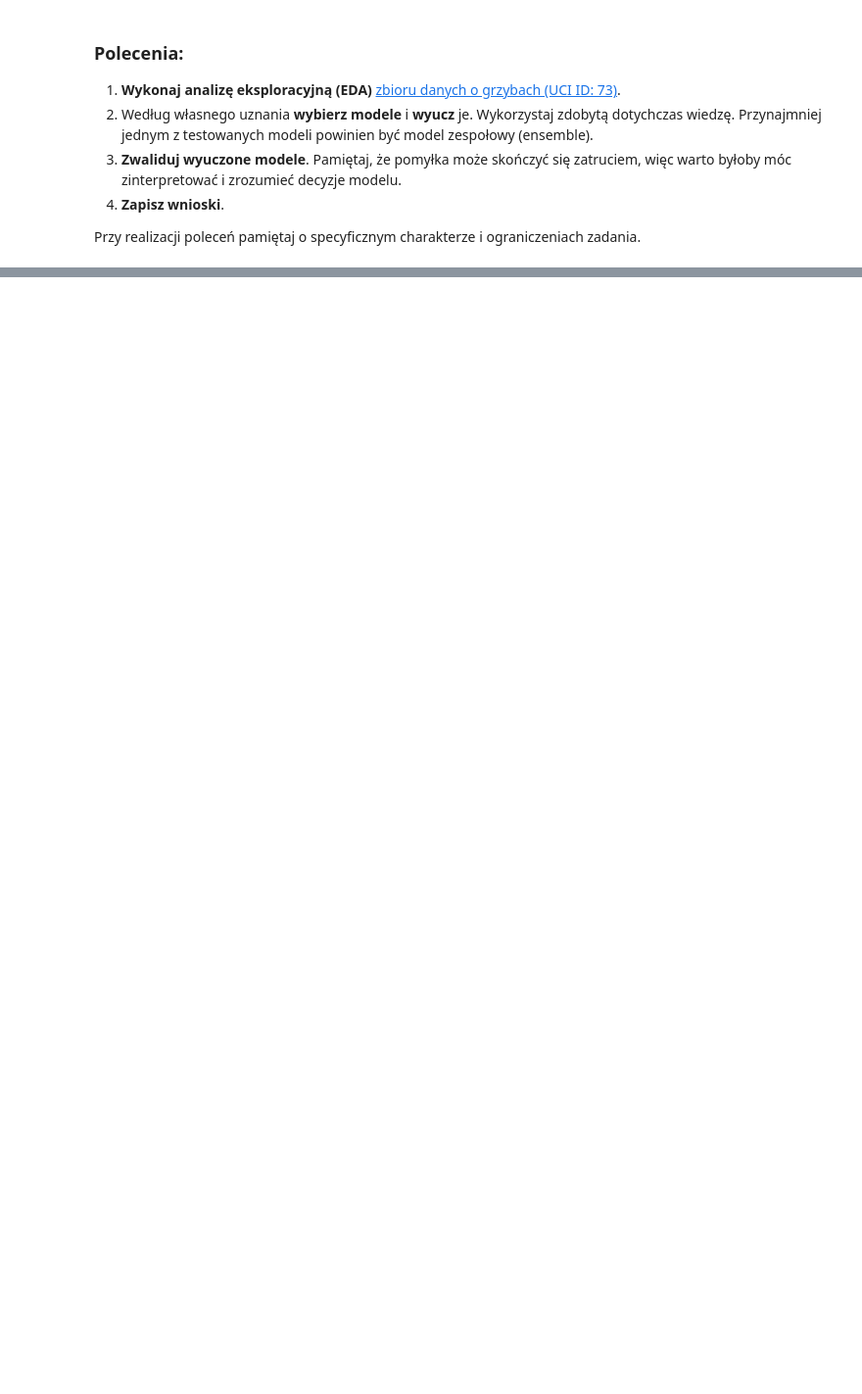
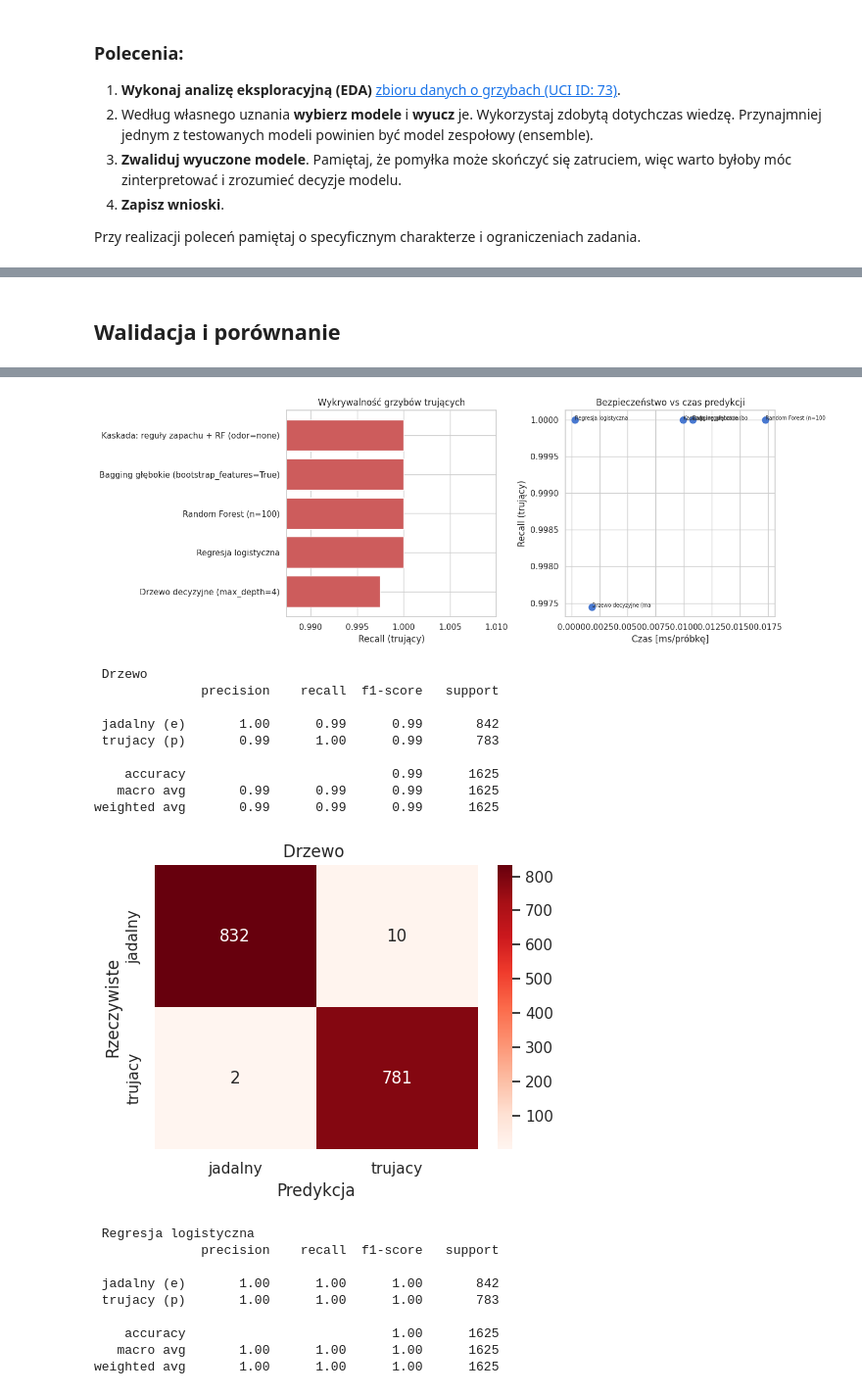
Before and after one commit to Zajecia-na-PWr-LR/lista-5-RafalBalicki, a Jupyter notebook: Lab_05.ipynb, the cells around one changed output, grey strips where cells are left out. Shown at 98% size. Saved outputs shown, nothing was run; the diff lists cells and outputs as text; code cells hidden in the pictures; blank space fills up the shorter version.

```diff
--- a/Lab_05.ipynb
+++ b/Lab_05.ipynb
@@ -622,0 +869,15 @@ Przy realizacji poleceń pamiętaj o specyficznym charakterze i ograniczeniach z
+# %%
+bag_deep_m = BaggingClassifier(
+    estimator=DecisionTreeClassifier(max_depth=None, random_state=42),
+    n_estimators=30,
+    bootstrap=True,
+    bootstrap_features=True,
+    max_features=0.7,
+    random_state=42,
+)
+bag_deep_m.fit(X_m_train, y_m_train)
+log_result_mush('Bagging głębokie (bootstrap_features=True)',bag_deep_m, X_m_test, y_m_test)
+
+rf_m = RandomForestClassifier(n_estimators=100, random_state=42)
+rf_m.fit(X_m_train, y_m_train)
+log_result_mush('Random Forest (n=100)', rf_m, X_m_test, y_m_test)
@@ -622,0 +970,40 @@ Przy realizacji poleceń pamiętaj o specyficznym charakterze i ograniczeniach z
+# %% [markdown]
+## Walidacja i porównanie
+# %%
+results_m_df = pd.DataFrame(results_m).sort_values(
+    ['Recall_trujacy', 'Bledy_krytyczne'], ascending=[False, True],
+)
+display(results_m_df.style.format({
+    'Accuracy': '{:.4f}',
+    'F1_macro': '{:.4f}',
+    'Recall_trujacy': '{:.4f}',
+    'Precision_trujacy': '{:.4f}',
+    'Confidence': '{:.4f}',
+    'Czas_ms': '{:.4f}',
+}))
+
+
+fig, axes = plt.subplots(1, 2, figsize=(14, 5))
+
+plot_m = results_m_df.sort_values('Recall_trujacy', ascending=True)
+axes[0].barh(plot_m['Model'], plot_m['Recall_trujacy'], color='indianred')
+axes[0].set_xlabel('Recall (trujący)')
+axes[0].set_title('Wykrywalność grzybów trujących')
+axes[0].set_xlim(max(0.9, plot_m['Recall_trujacy'].min() - 0.01), 1.01)
+
+axes[1].scatter(results_m_df['Czas_ms'], results_m_df['Recall_trujacy'], s=80)
+for _, row in results_m_df.iterrows():
+    axes[1].annotate(row['Model'][:20], (row['Czas_ms'], row['Recall_trujacy']), fontsize=7)
+axes[1].set_xlabel('Czas [ms/próbkę]')
+axes[1].set_ylabel('Recall (trujący)')
+axes[1].set_title('Bezpieczeństwo vs czas predykcji')
+plt.tight_layout()
+plt.show()
+
+
+evaluate_mush_detailed('Drzewo ', tree_m, X_m_test, y_m_test)
+evaluate_mush_detailed('Regresja logistyczna', lr_m, X_m_test_scaled, y_m_test)
+evaluate_mush_detailed('Bagging głęboki', bag_deep_m, X_m_test, y_m_test)
+evaluate_mush_detailed('Random Forest', rf_m, X_m_test, y_m_test)
+evaluate_mush_detailed('Kaskada reguła+RF', cascade_adapter, X_m_test, y_m_test)
+# %% [output]
@@ -622,0 +1016,20 @@ Przy realizacji poleceń pamiętaj o specyficznym charakterze i ograniczeniach z
+[figure, added]
+ Drzewo
+              precision    recall  f1-score   support
+
+ jadalny (e)       1.00      0.99      0.99       842
+ trujacy (p)       0.99      1.00      0.99       783
+
+    accuracy                           0.99      1625
+   macro avg       0.99      0.99      0.99      1625
+weighted avg       0.99      0.99      0.99      1625
+[figure, added]
+ Regresja logistyczna
+              precision    recall  f1-score   support
+
+ jadalny (e)       1.00      1.00      1.00       842
+ trujacy (p)       1.00      1.00      1.00       783
+
+    accuracy                           1.00      1625
+   macro avg       1.00      1.00      1.00      1625
+weighted avg       1.00      1.00      1.00      1625
```
Also changed, not shown: parts of 19 cells of this notebook.
